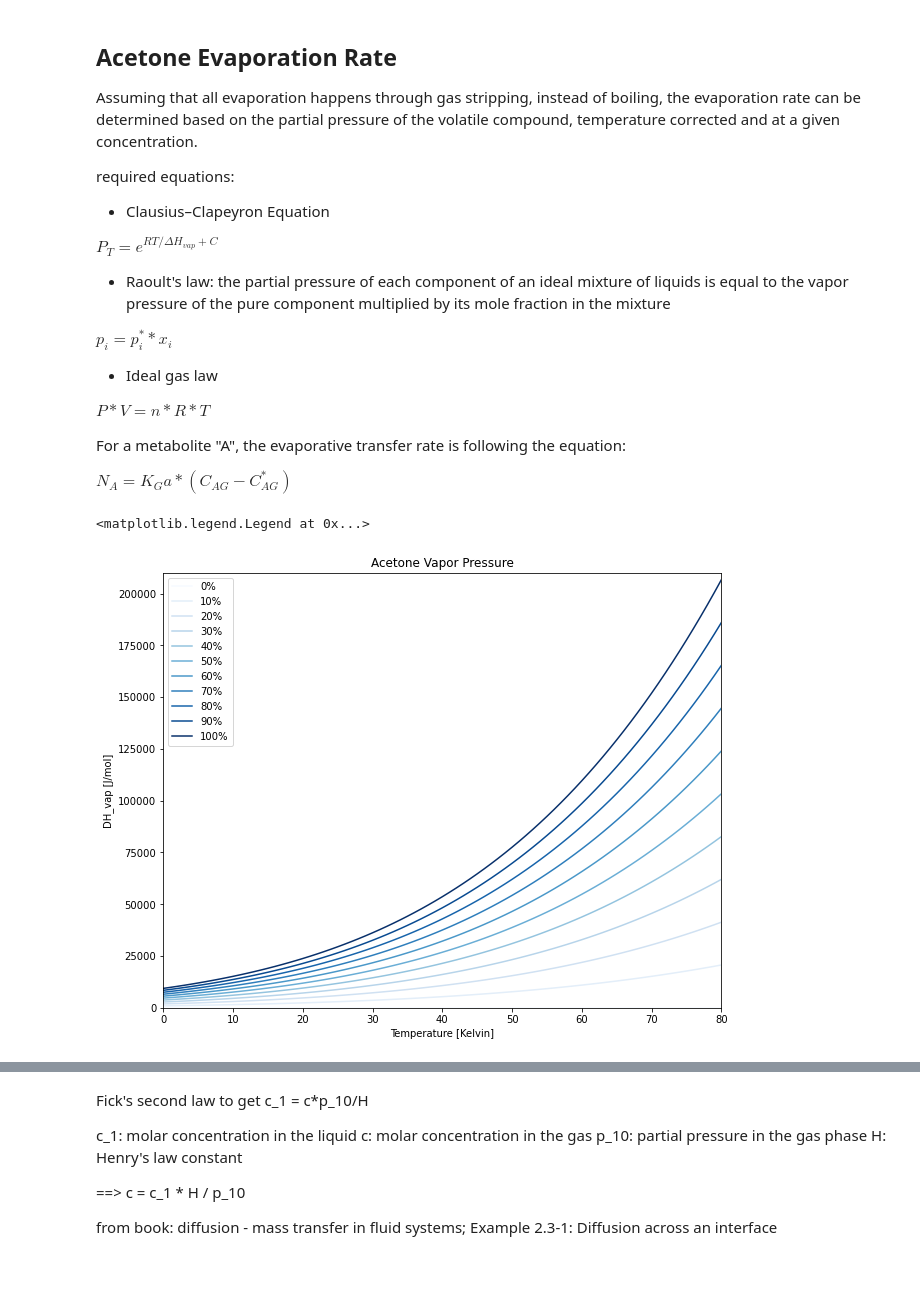
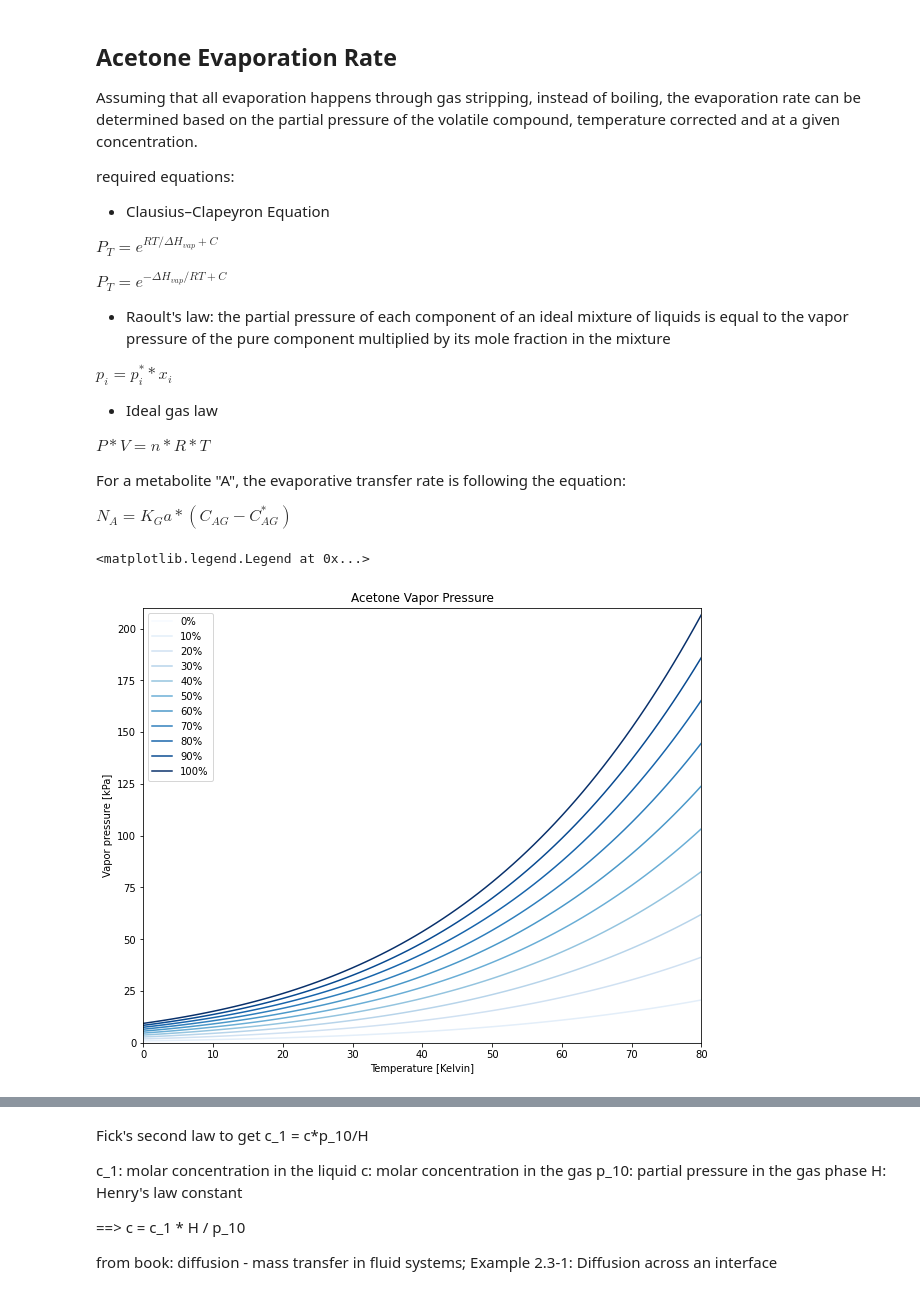
Before and after one commit to biosustain/CO2_fixation_models, a Jupyter notebook: Scripts/S3A_AcetoneStrippingRateDependency.ipynb, the cells around one changed output, grey strips where cells are left out. Saved outputs shown, nothing was run; the diff lists cells and outputs as text; code cells hidden in the pictures.

```diff
--- a/Scripts/S3A_AcetoneStrippingRateDependency.ipynb
+++ b/Scripts/S3A_AcetoneStrippingRateDependency.ipynb
@@ -11,6 +11,7 @@ required equations:
  - Clausius–Clapeyron Equation
 
 <p>$ P_T = e^{RT/{\Delta H_{vap}}+C}$</p>
+<p>$ P_T = e^{-{\Delta H_{vap}}/RT+C}$</p>
 
  - Raoult's law: the partial pressure of each component of an ideal mixture of liquids is equal to the vapor pressure of the pure component multiplied by its mole fraction in the mixture
 
@@ -46,40 +47,40 @@ def Celsius_Kelvin(t):
 # %%
 DH_vap = 3.1 * 10**(4) #J/mol https://webbook.nist.gov/cgi/cbook.cgi?ID=C67641&Mask=4#Thermo-Phase
 
 #Calculate the constant C, the intersection with the y-axis
 C = np.log(PR) + DH_vap/(R*TR)
 
 def Pt(t,x):
     return np.exp(-DH_vap/(R*t) + C) * x
 
 fig1 = plt.figure(figsize=(10,8))
 plt.title(f"Acetone Vapor Pressure")
-plt.axis([Kelvin_Celsius(T0), Kelvin_Celsius(T0)+dt, 0, 210000])
+plt.axis([Kelvin_Celsius(T0), Kelvin_Celsius(T0)+dt, 0, 210])
 plt.xlabel('Temperature [Kelvin]')
-plt.ylabel('DH_vap [J/mol]')
+plt.ylabel('Vapor pressure [kPa]')
 
 ax1 = fig1.add_subplot(111)
 
-ax1.plot(Kelvin_Celsius(T), Pt(T,0))
-ax1.plot(Kelvin_Celsius(T), Pt(T,0.1))
-ax1.plot(Kelvin_Celsius(T), Pt(T,0.2))
-ax1.plot(Kelvin_Celsius(T), Pt(T,0.3))
-ax1.plot(Kelvin_Celsius(T), Pt(T,0.4))
-ax1.plot(Kelvin_Celsius(T), Pt(T,0.5))
-ax1.plot(Kelvin_Celsius(T), Pt(T,0.6))
-ax1.plot(Kelvin_Celsius(T), Pt(T,0.7))
-ax1.plot(Kelvin_Celsius(T), Pt(T,0.8))
-ax1.plot(Kelvin_Celsius(T), Pt(T,0.9))
-ax1.plot(Kelvin_Celsius(T), Pt(T,1))
+ax1.plot(Kelvin_Celsius(T), Pt(T,0)/1000)
+ax1.plot(Kelvin_Celsius(T), Pt(T,0.1)/1000)
+ax1.plot(Kelvin_Celsius(T), Pt(T,0.2)/1000)
+ax1.plot(Kelvin_Celsius(T), Pt(T,0.3)/1000)
+ax1.plot(Kelvin_Celsius(T), Pt(T,0.4)/1000)
+ax1.plot(Kelvin_Celsius(T), Pt(T,0.5)/1000)
+ax1.plot(Kelvin_Celsius(T), Pt(T,0.6)/1000)
+ax1.plot(Kelvin_Celsius(T), Pt(T,0.7)/1000)
+ax1.plot(Kelvin_Celsius(T), Pt(T,0.8)/1000)
+ax1.plot(Kelvin_Celsius(T), Pt(T,0.9)/1000)
+ax1.plot(Kelvin_Celsius(T), Pt(T,1)/1000)
 
 colormap = plt.cm.Blues #nipy_spectral, Set1,Paired
 colors = [colormap(i) for i in np.linspace(0, 1,len(ax1.lines))]
 for i,j in enumerate(ax1.lines):
     j.set_color(colors[i])
 ax1.legend(["0%","10%","20%","30%","40%","50%","60%","70%","80%",'90%','100%'])
 # %% [output]
 <matplotlib.legend.Legend at 0x...>
-[figure, old version]
+[figure, new version]
 # %%
 # generate 2 2d grids for the x & y bounds
 t, x = np.meshgrid(np.linspace(T0, T0+dt+1, 100), np.linspace(0, 1, 100))
```
Also changed, not shown: parts of 3 cells of this notebook.
